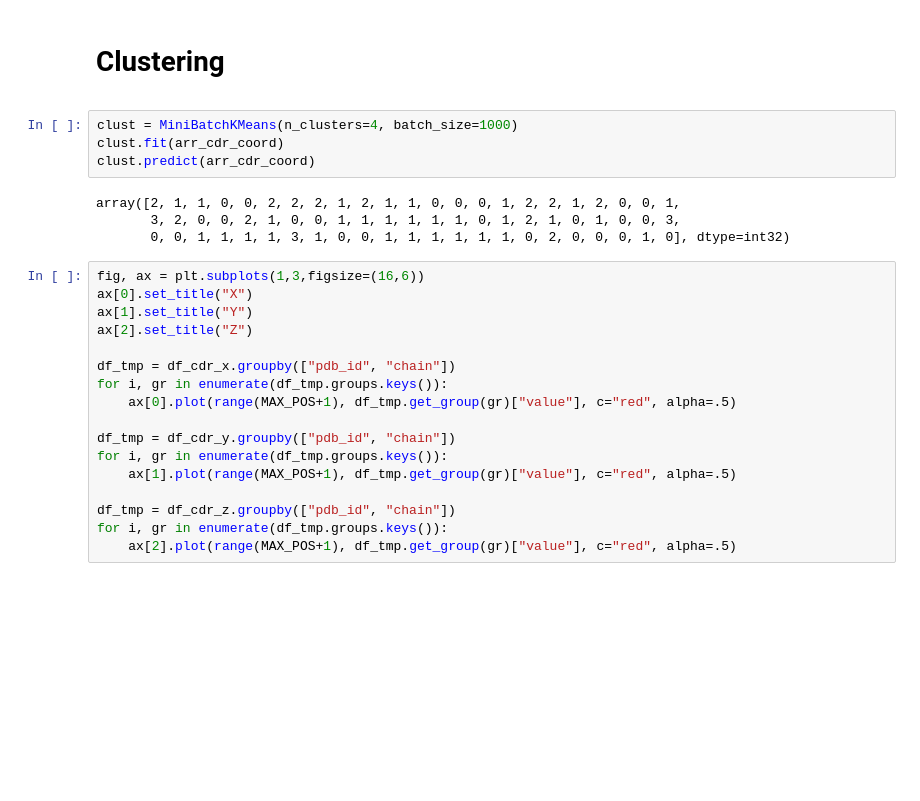
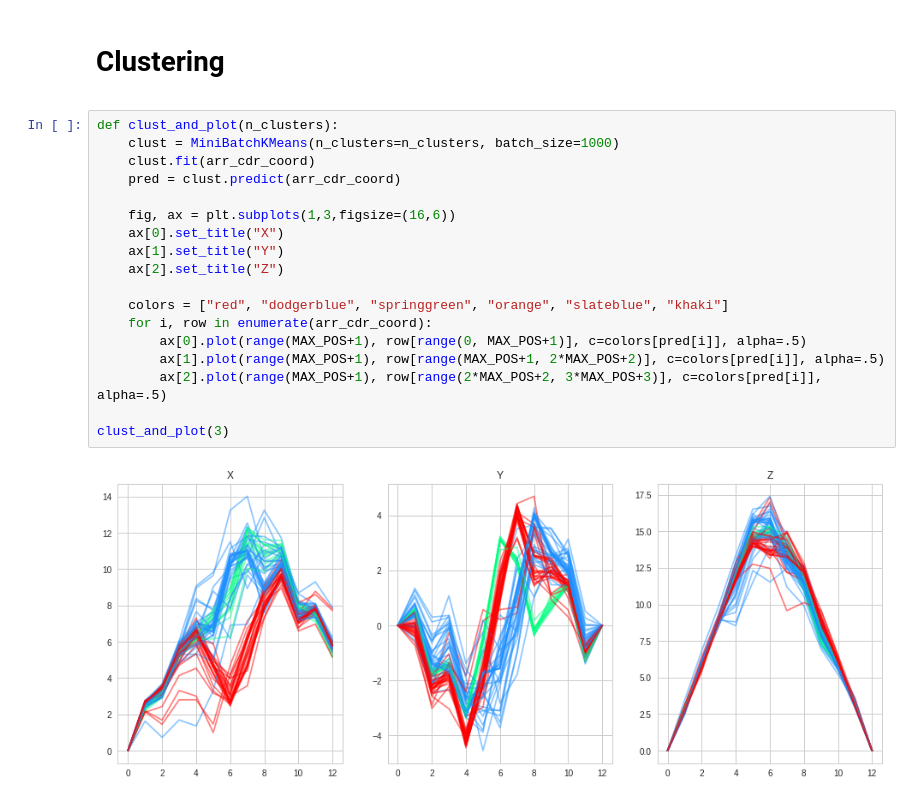
Before and after one commit to antigenomics/tcr-pmhc-study, a Jupyter notebook: loop_model/eda.ipynb, the cells around one changed output. Drawn from its saved outputs; the diff is of its cells as text; blank space fills up the shorter version.

Commit message:
clust

```diff
--- a/loop_model/eda.ipynb
+++ b/loop_model/eda.ipynb
@@ -682,28 +682,23 @@ sns.distplot(dist)
 # Clustering
 
 <a id="clust"></a>
-# %%
-clust = MiniBatchKMeans(n_clusters=4, batch_size=1000)
-clust.fit(arr_cdr_coord)
-clust.predict(arr_cdr_coord)
-# %% [output]
-array([2, 1, 1, 0, 0, 2, 2, 2, 1, 2, 1, 1, 0, 0, 0, 1, 2, 2, 1, 2, 0, 0, 1,
-       3, 2, 0, 0, 2, 1, 0, 0, 1, 1, 1, 1, 1, 1, 0, 1, 2, 1, 0, 1, 0, 0, 3,
-       0, 0, 1, 1, 1, 1, 3, 1, 0, 0, 1, 1, 1, 1, 1, 1, 0, 2, 0, 0, 0, 1, 0], dtype=int32)
 # %%
-fig, ax = plt.subplots(1,3,figsize=(16,6))
-ax[0].set_title("X")
-ax[1].set_title("Y")
-ax[2].set_title("Z")
+def clust_and_plot(n_clusters):
+    clust = MiniBatchKMeans(n_clusters=n_clusters, batch_size=1000)
+    clust.fit(arr_cdr_coord)
+    pred = clust.predict(arr_cdr_coord)
 
-df_tmp = df_cdr_x.groupby(["pdb_id", "chain"])
-for i, gr in enumerate(df_tmp.groups.keys()):
-    ax[0].plot(range(MAX_POS+1), df_tmp.get_group(gr)["value"], c="red", alpha=.5)
+    fig, ax = plt.subplots(1,3,figsize=(16,6))
+    ax[0].set_title("X")
+    ax[1].set_title("Y")
+    ax[2].set_title("Z")
 
-df_tmp = df_cdr_y.groupby(["pdb_id", "chain"])
-for i, gr in enumerate(df_tmp.groups.keys()):
-    ax[1].plot(range(MAX_POS+1), df_tmp.get_group(gr)["value"], c="red", alpha=.5)
+    colors = ["red", "dodgerblue", "springgreen", "orange", "slateblue", "khaki"]
+    for i, row in enumerate(arr_cdr_coord):
+        ax[0].plot(range(MAX_POS+1), row[range(0, MAX_POS+1)], c=colors[pred[i]], alpha=.5)
+        ax[1].plot(range(MAX_POS+1), row[range(MAX_POS+1, 2*MAX_POS+2)], c=colors[pred[i]], alpha=.5)
+        ax[2].plot(range(MAX_POS+1), row[range(2*MAX_POS+2, 3*MAX_POS+3)], c=colors[pred[i]], alpha=.5)
 
-df_tmp = df_cdr_z.groupby(["pdb_id", "chain"])
-for i, gr in enumerate(df_tmp.groups.keys()):
-    ax[2].plot(range(MAX_POS+1), df_tmp.get_group(gr)["value"], c="red", alpha=.5)
+clust_and_plot(3)
+# %% [output]
+[figure, added]
```
Also changed, not shown: parts of 3 cells of this notebook.
